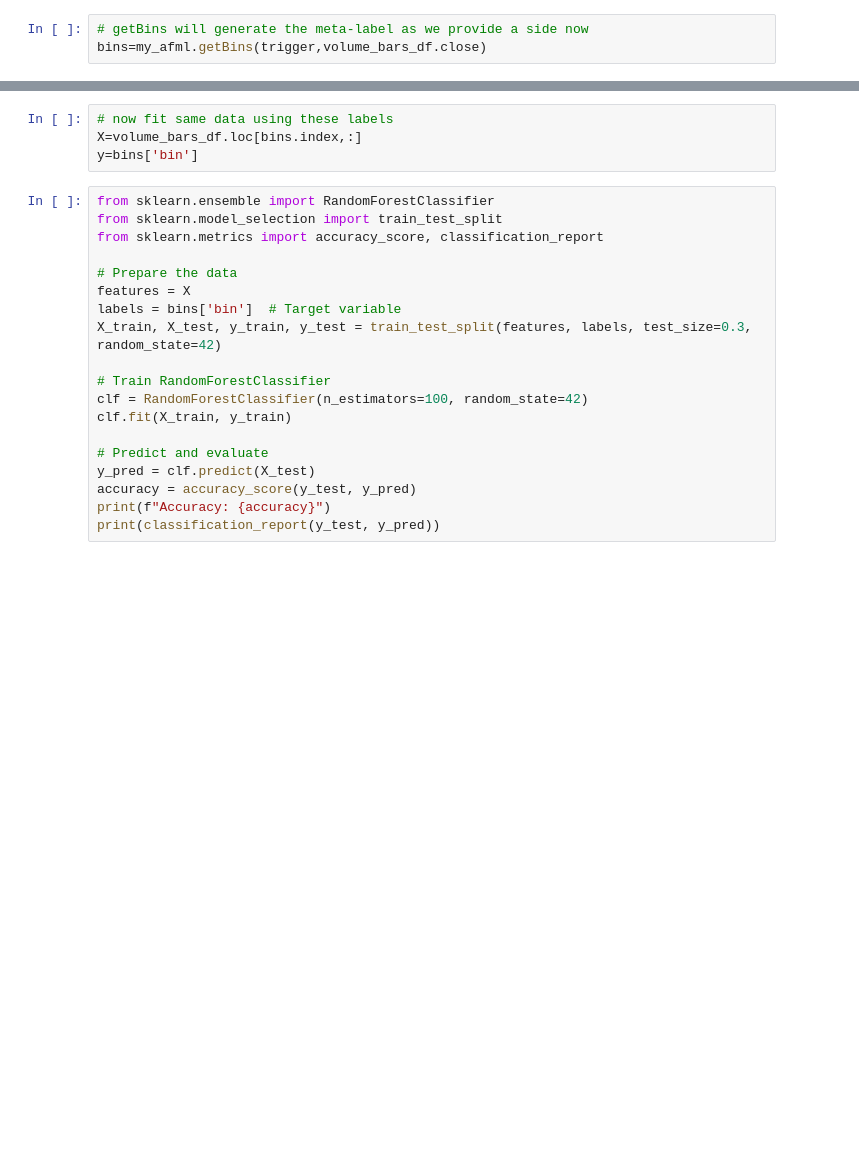
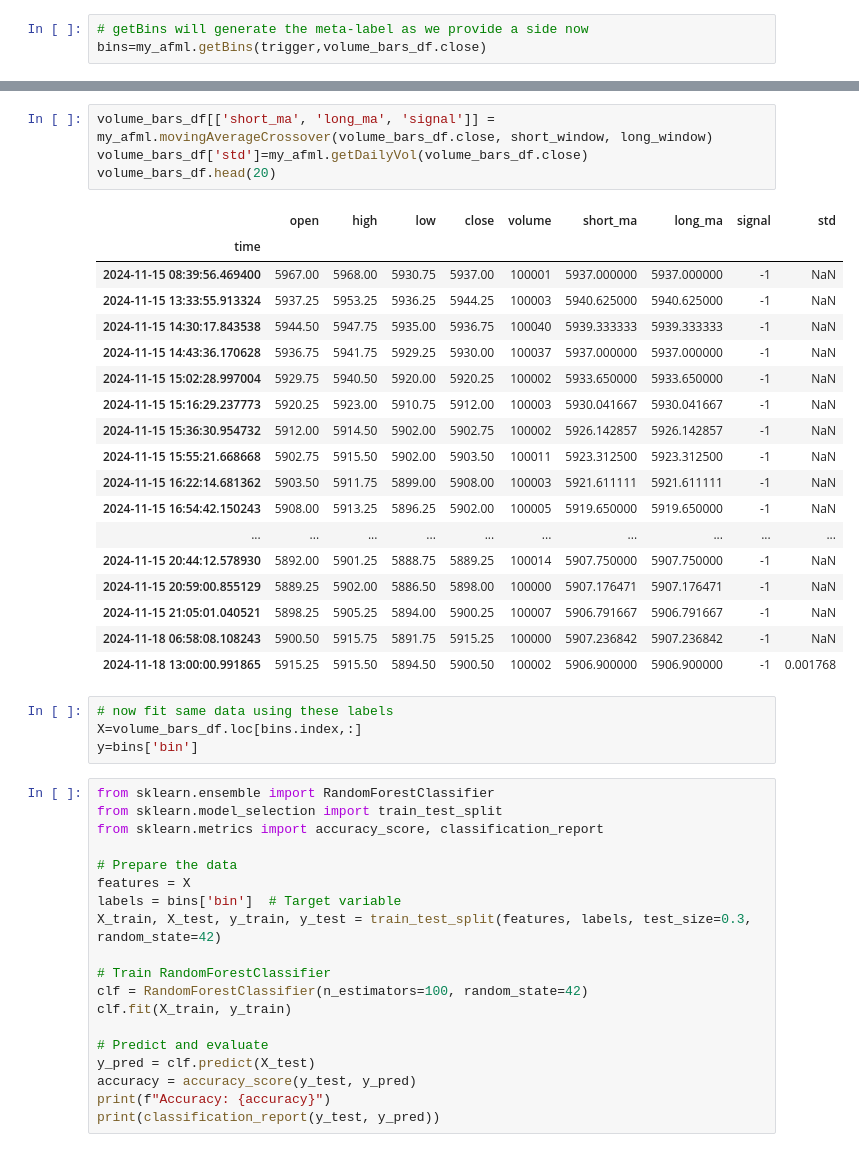
Before and after one commit to slothkins/AFML, a Jupyter notebook: AFML me.ipynb, the cells around one changed output, grey strips where cells are left out. Saved outputs shown, nothing was run; the diff lists cells and outputs as text; blank space fills up the shorter version.

```diff
--- a/AFML me.ipynb
+++ b/AFML me.ipynb
@@ -174,3 +170,26 @@ bins
+# %%
+volume_bars_df[['short_ma', 'long_ma', 'signal']] = my_afml.movingAverageCrossover(volume_bars_df.close, short_window, long_window)
+volume_bars_df['std']=my_afml.getDailyVol(volume_bars_df.close)
+volume_bars_df.head(20)
+# %% [output]
+|  | open | high | low | close | volume | short_ma | long_ma | signal | std |
+| time |  |  |  |  |  |  |  |  |  |
+| 2024-11-15 08:39:56.469400 | 5967.00 | 5968.00 | 5930.75 | 5937.00 | 100001 | 5937.000000 | 5937.000000 | -1 | NaN |
+| 2024-11-15 13:33:55.913324 | 5937.25 | 5953.25 | 5936.25 | 5944.25 | 100003 | 5940.625000 | 5940.625000 | -1 | NaN |
+| 2024-11-15 14:30:17.843538 | 5944.50 | 5947.75 | 5935.00 | 5936.75 | 100040 | 5939.333333 | 5939.333333 | -1 | NaN |
+| 2024-11-15 14:43:36.170628 | 5936.75 | 5941.75 | 5929.25 | 5930.00 | 100037 | 5937.000000 | 5937.000000 | -1 | NaN |
+| 2024-11-15 15:02:28.997004 | 5929.75 | 5940.50 | 5920.00 | 5920.25 | 100002 | 5933.650000 | 5933.650000 | -1 | NaN |
+| 2024-11-15 15:16:29.237773 | 5920.25 | 5923.00 | 5910.75 | 5912.00 | 100003 | 5930.041667 | 5930.041667 | -1 | NaN |
+| 2024-11-15 15:36:30.954732 | 5912.00 | 5914.50 | 5902.00 | 5902.75 | 100002 | 5926.142857 | 5926.142857 | -1 | NaN |
+| 2024-11-15 15:55:21.668668 | 5902.75 | 5915.50 | 5902.00 | 5903.50 | 100011 | 5923.312500 | 5923.312500 | -1 | NaN |
+| 2024-11-15 16:22:14.681362 | 5903.50 | 5911.75 | 5899.00 | 5908.00 | 100003 | 5921.611111 | 5921.611111 | -1 | NaN |
+| 2024-11-15 16:54:42.150243 | 5908.00 | 5913.25 | 5896.25 | 5902.00 | 100005 | 5919.650000 | 5919.650000 | -1 | NaN |
+| ... | ... | ... | ... | ... | ... | ... | ... | ... | ... |
+| 2024-11-15 20:44:12.578930 | 5892.00 | 5901.25 | 5888.75 | 5889.25 | 100014 | 5907.750000 | 5907.750000 | -1 | NaN |
+| 2024-11-15 20:59:00.855129 | 5889.25 | 5902.00 | 5886.50 | 5898.00 | 100000 | 5907.176471 | 5907.176471 | -1 | NaN |
+| 2024-11-15 21:05:01.040521 | 5898.25 | 5905.25 | 5894.00 | 5900.25 | 100007 | 5906.791667 | 5906.791667 | -1 | NaN |
+| 2024-11-18 06:58:08.108243 | 5900.50 | 5915.75 | 5891.75 | 5915.25 | 100000 | 5907.236842 | 5907.236842 | -1 | NaN |
+| 2024-11-18 13:00:00.991865 | 5915.25 | 5915.50 | 5894.50 | 5900.50 | 100002 | 5906.900000 | 5906.900000 | -1 | 0.001768 |
 # %%
 # now fit same data using these labels
 X=volume_bars_df.loc[bins.index,:]
```
Also changed, not shown: parts of 6 cells of this notebook, 1 other file.
